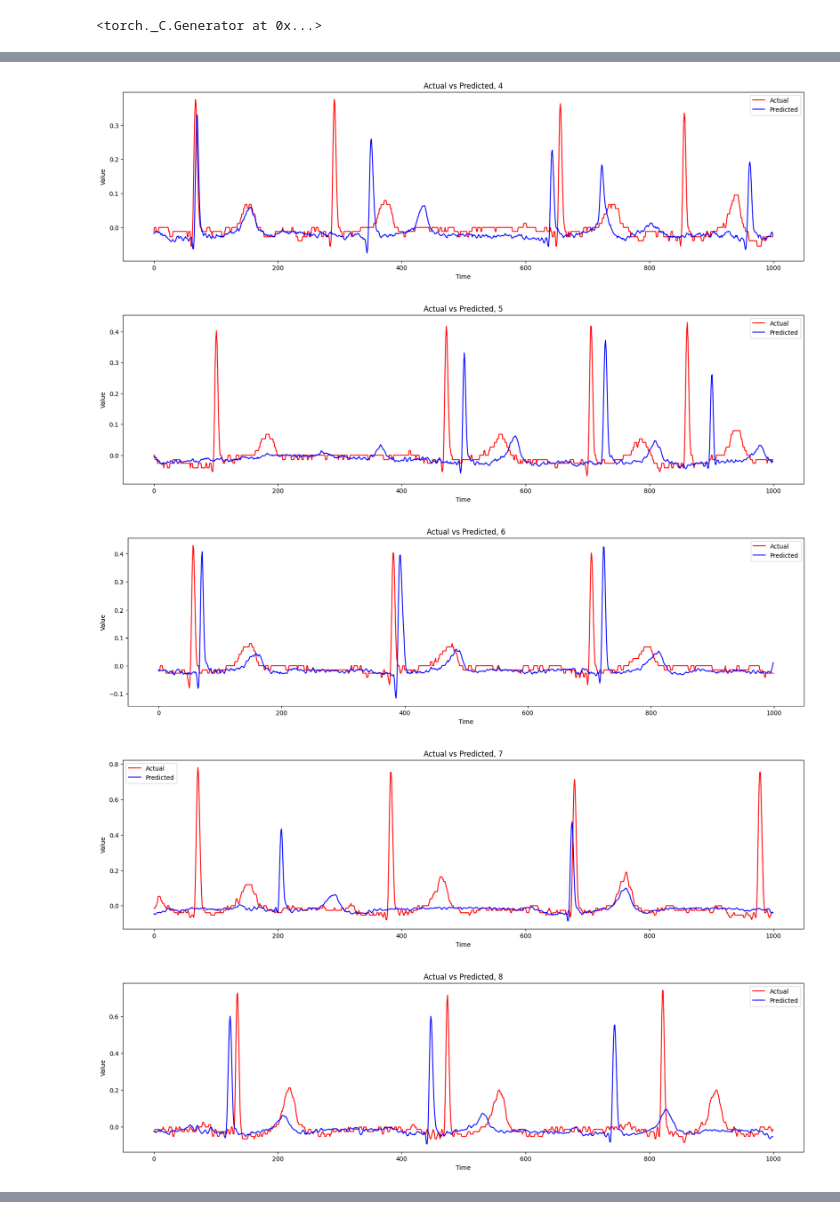
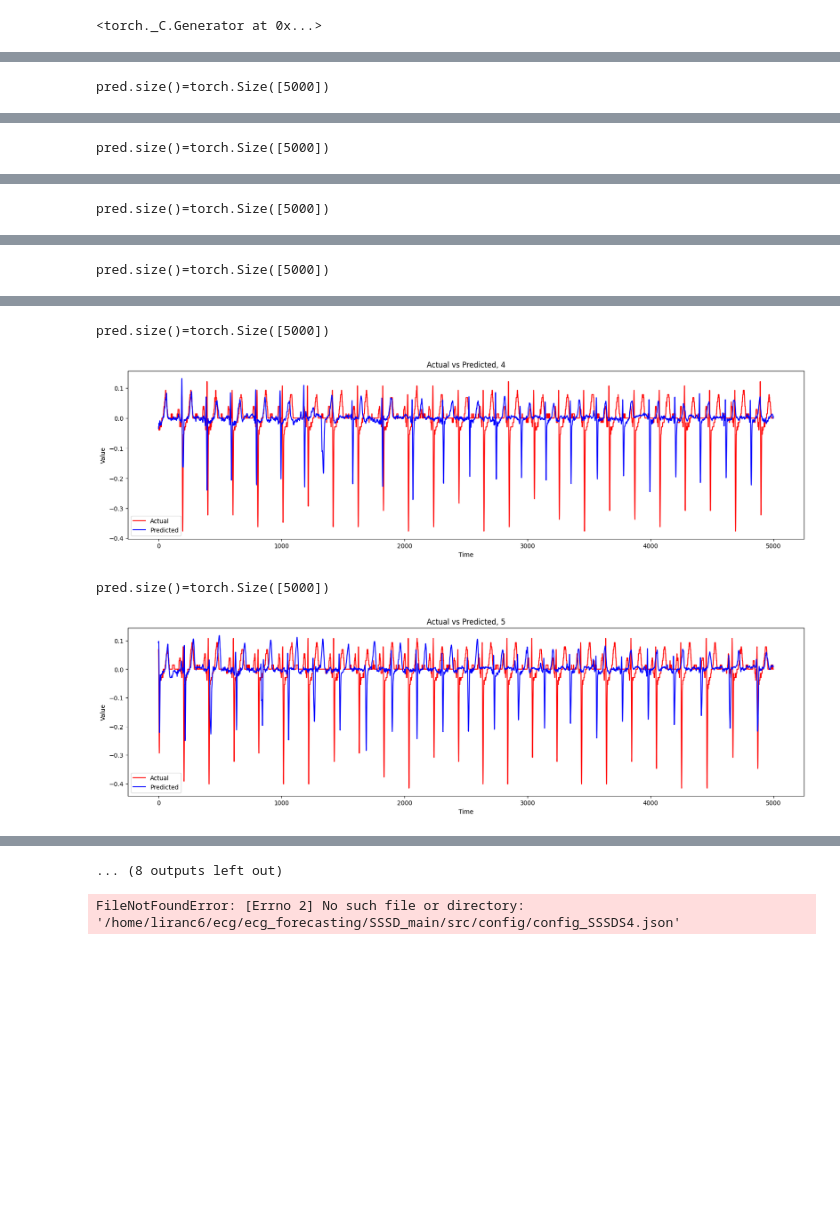
Before and after one commit to liranc6/ecg_forecasting, a Jupyter notebook: liran_project/notebooks/SSSD_inference.ipynb, the cells around one changed output, grey strips where cells are left out. Drawn from its saved outputs; the diff is of its cells as text; code cells hidden in the pictures; blank space fills up the shorter version.

```diff
--- a/liran_project/notebooks/SSSD_inference.ipynb
+++ b/liran_project/notebooks/SSSD_inference.ipynb
@@ -322,14 +121,14 @@ key='00009'
 # %%
 #open the file
-patient_id = 2
+patient_id = 3
 sample_num = 0
 num_samples = 10
 data = None
 advance = 5*(context_window_size+label_window_size)
-with h5py.File(ten_minutes_window_file, 'r') as f:
+with h5py.File(samples_file, 'r') as f:
     # take the {sample_num} from the {patient_id}
     # hint: f'p{patient_id:05d}'[:3]
-    data = f[f'{patient_id:05d}'][:][sample_num:sample_num+num_samples, advance:]
+    data = f[f'{patient_id:05d}'][sample_num:sample_num+num_samples, 0, advance:]
     data = torch.from_numpy(data)
 
 data.size()
@@ -338,3 +137,14 @@ torch.Size([10, 0, 150000])
+# %%
+def visualize_prediction(actual, predicted, num):
+    plt.figure(figsize=(20, 5))  # Adjust the figure size and DPI
+    plt.plot(actual, color='red', label='Actual')  # Plot the actual data in blue
+    if predicted is not None:
+        plt.plot(predicted, color='blue', label='Predicted')  # Plot the predicted data in red
+    plt.title(f'Actual vs Predicted, {num}')  # Set the title of the plot
+    plt.xlabel('Time')  # Set the label for the x-axis
+    plt.ylabel('Value')  # Set the label for the y-axis
+    plt.legend()  # Show the legend
+    plt.show()  # Display the plot
 # %%
 def one_step_predictor(net, context, step_size, diffusion_hyperparams, only_generate_missing):
     # map diffusion hyperparameters to gpu
@@ -531,7 +369,8 @@ torch.Size([10, 3000])
 def visualize_prediction(actual, predicted, num):
     plt.figure(figsize=(20, 5))  # Adjust the figure size and DPI
     plt.plot(actual, color='red', label='Actual')  # Plot the actual data in blue
-    plt.plot(predicted, color='blue', label='Predicted')  # Plot the predicted data in red
+    if predicted is not None:
+        plt.plot(predicted, color='blue', label='Predicted')  # Plot the predicted data in red
     plt.title(f'Actual vs Predicted, {num}')  # Set the title of the plot
     plt.xlabel('Time')  # Set the label for the x-axis
     plt.ylabel('Value')  # Set the label for the y-axis
@@ -539,3 +378,7 @@ def visualize_prediction(actual, predicted, num):
     plt.show()  # Display the plot
 # %%
 #61 works well
+# %%
+# normalizer = liran_train.NormalizeBatch(input=True)
+# normalized_data = normalizer((data.unsqueeze(1), None, None))[0].squeeze(1)
+normalized_data = data
@@ -542,14 +392,15 @@ def visualize_prediction(actual, predicted, num):
 # %%
-import matplotlib.pyplot as plt
-advance = context_window_size + label_window_size*0
-duration = label_window_size
+duration = inference_label_window_size*num_window_to_pred
+advance = context_window_size
 i = 0
-for sample, pred in zip(data, predicted_ecg):
+for sample, pred in zip(normalized_data, predicted_ecg):
     # if i not in [2,4, 7]:
     #     i+=1
     #     continue
     sample = sample[advance : advance + duration]
     pred = pred[advance : advance + duration]
+    print(f"{pred.size()=}")
     visualize_prediction(actual=sample, predicted=pred, num=i)
     i+=1
 # %% [output]
+pred.size()=torch.Size([5000])
@@ -556,0 +408 @@ for sample, pred in zip(data, predicted_ecg):
+pred.size()=torch.Size([5000])
@@ -557,0 +410 @@ for sample, pred in zip(data, predicted_ecg):
+pred.size()=torch.Size([5000])
@@ -558,0 +412 @@ for sample, pred in zip(data, predicted_ecg):
+pred.size()=torch.Size([5000])
@@ -560,5 +414,4 @@ for sample, pred in zip(data, predicted_ecg):
+pred.size()=torch.Size([5000])
-[figure, old version]
+[figure, new version]
+pred.size()=torch.Size([5000])
-[figure, old version]
+[figure, new version]
-[figure, removed]
-[figure, removed]
-[figure, removed]
@@ -565,0 +418,19 @@ for sample, pred in zip(data, predicted_ecg):
+... (8 outputs left out)
+# %%
+inference_label_window_size =  label_window_size // 5
+num_window_to_pred = 5
+
+predicted_ecg = autoegressive_predictor(config_file = config_file,
+                                        ckpt_path = specific_chpt_path, #gen_config["ckpt_path_rambo"],
+                                        ckpt_iter = "55",
+                                        # use_model= train_config["use_model"],
+                                        context=context,
+                                        label_size=label_window_size,
+                                        step_size= inference_label_window_size,#int(label_window_size/2),
+                                        num_window_to_pred=num_window_to_pred,
+                                        diffusion_hyperparams=diffusion_hyperparams,
+                                        only_generate_missing=train_config["only_generate_missing"],
+                                        specific_chpt_path= specific_chpt_path
+                                        )
+# %% [output]
+FileNotFoundError: [Errno 2] No such file or directory: '/home/liranc6/ecg/ecg_forecasting/SSSD_main/src/config/config_SSSDS4.json'
```
Also changed, not shown: parts of 19 cells of this notebook.
